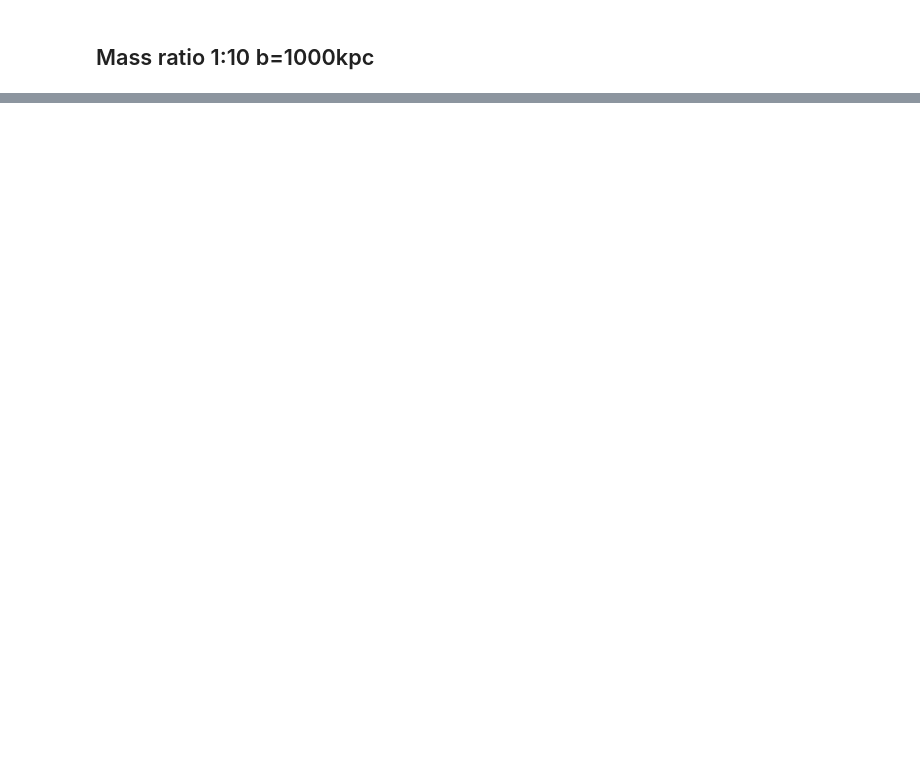
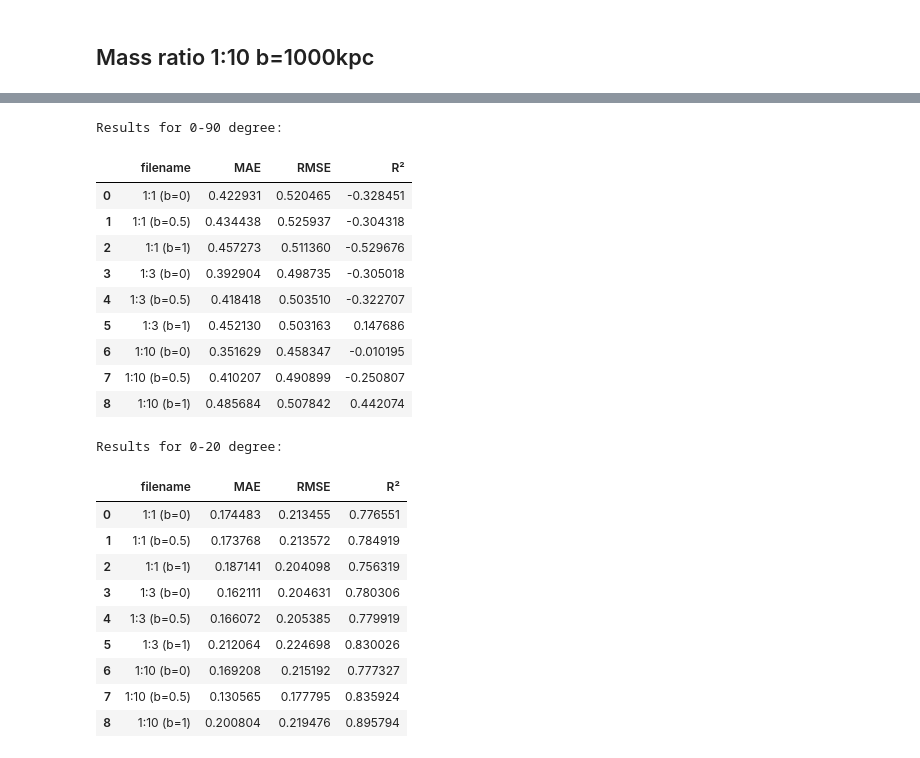
Before and after one commit to ryusei172525/SSP2024_GalaxyClusters, a Jupyter notebook: analysis_comparison.ipynb, the cells around one changed output, grey strips where cells are left out. Saved outputs shown, nothing was run; the diff lists cells and outputs as text; code cells hidden in the pictures; blank space fills up the shorter version.

Commit message:
add dataframe

```diff
--- a/analysis_comparison.ipynb
+++ b/analysis_comparison.ipynb
@@ -28 +30,4 @@ import matplotlib.gridspec as gridspec
+# %%
+results_0_90 = []
+results_0_20 = []
 # %%
@@ -420,0 +562,33 @@ See the caveats in the documentation: https://pandas.pydata.org/pandas-docs/stab
+# %%
+# Convert results lists to dataframes
+results_df_0_90 = pd.DataFrame(results_0_90)
+results_df_0_20 = pd.DataFrame(results_0_20)
+
+# Print the dataframes
+print("Results for 0-90 degree:")
+display(results_df_0_90)
+print("\nResults for 0-20 degree:")
+display(results_df_0_20)
+# %% [output]
+Results for 0-90 degree:
+|  | filename | MAE | RMSE | R² |
+| 0 | 1:1 (b=0) | 0.422931 | 0.520465 | -0.328451 |
+| 1 | 1:1 (b=0.5) | 0.434438 | 0.525937 | -0.304318 |
+| 2 | 1:1 (b=1) | 0.457273 | 0.511360 | -0.529676 |
+| 3 | 1:3 (b=0) | 0.392904 | 0.498735 | -0.305018 |
+| 4 | 1:3 (b=0.5) | 0.418418 | 0.503510 | -0.322707 |
+| 5 | 1:3 (b=1) | 0.452130 | 0.503163 | 0.147686 |
+| 6 | 1:10 (b=0) | 0.351629 | 0.458347 | -0.010195 |
+| 7 | 1:10 (b=0.5) | 0.410207 | 0.490899 | -0.250807 |
+| 8 | 1:10 (b=1) | 0.485684 | 0.507842 | 0.442074 |
+Results for 0-20 degree:
+|  | filename | MAE | RMSE | R² |
+| 0 | 1:1 (b=0) | 0.174483 | 0.213455 | 0.776551 |
+| 1 | 1:1 (b=0.5) | 0.173768 | 0.213572 | 0.784919 |
+| 2 | 1:1 (b=1) | 0.187141 | 0.204098 | 0.756319 |
+| 3 | 1:3 (b=0) | 0.162111 | 0.204631 | 0.780306 |
+| 4 | 1:3 (b=0.5) | 0.166072 | 0.205385 | 0.779919 |
+| 5 | 1:3 (b=1) | 0.212064 | 0.224698 | 0.830026 |
+| 6 | 1:10 (b=0) | 0.169208 | 0.215192 | 0.777327 |
+| 7 | 1:10 (b=0.5) | 0.130565 | 0.177795 | 0.835924 |
+| 8 | 1:10 (b=1) | 0.200804 | 0.219476 | 0.895794 |
```
Also changed, not shown: parts of 11 cells of this notebook.
